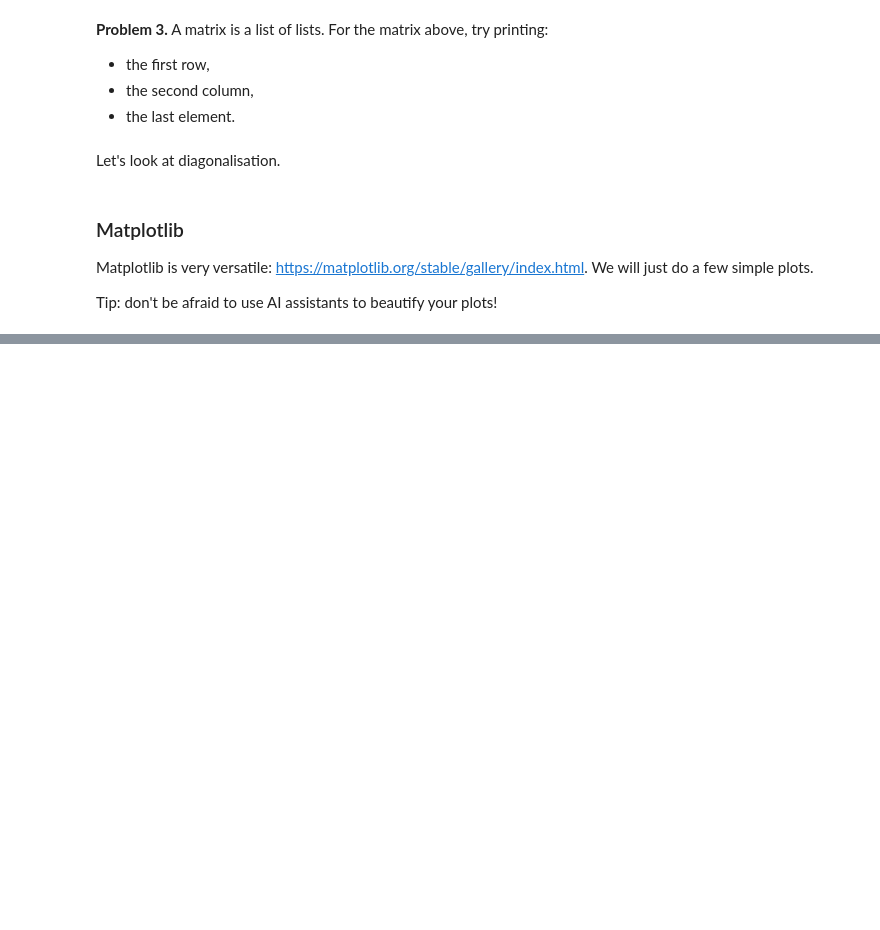
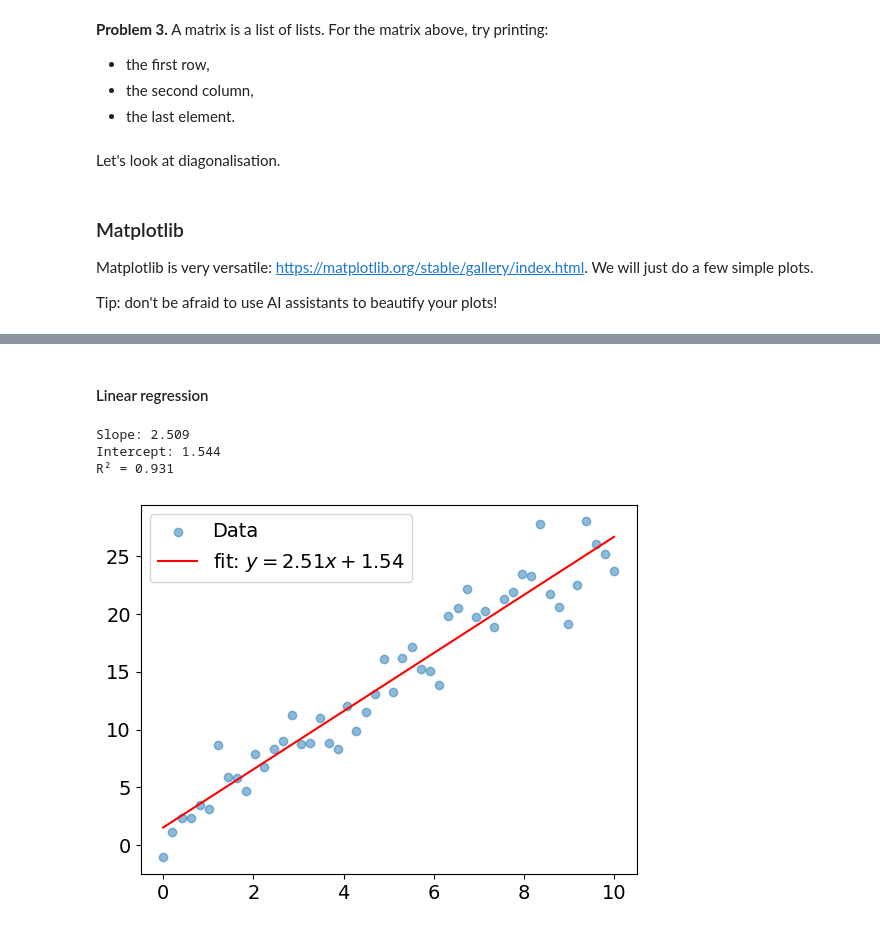
Before and after one commit to ellishuntley/Modelling_low_dimensional_materials, a Jupyter notebook: week1/MLDMw1.ipynb, the cells around one changed output, grey strips where cells are left out. Cells and saved outputs as stored; diff of their text form; code cells hidden in the pictures; blank space fills up the shorter version.

```diff
--- a/week1/MLDMw1.ipynb
+++ b/week1/MLDMw1.ipynb
@@ -237,0 +321,34 @@ Tip: don't be afraid to use AI assistants to beautify your plots!
+# %% [markdown]
+#### Linear regression
+# %%
+import numpy as np
+from scipy import stats
+import matplotlib.pyplot as plt
+
+# First we will generate some data with noise.
+x = np.linspace(0, 10, 50)
+y = 2.5 * x + 1.5 + np.random.normal(0, 2, 50)
+
+# Do the linear regression.
+slope, intercept, r_value, p_value, std_err = stats.linregress(x, y)
+
+print(f"Slope: {slope:.3f}")
+print(f"Intercept: {intercept:.3f}")
+print(f"R² = {r_value**2:.3f}")
+print("")
+
+"""
+Now let's plot the data and the regression line.
+Note that this is a "quick and dirty" plot, i.e. we do not
+create the mpl object first and then add data to it.
+"""
+plt.scatter(x, y, alpha=0.5, label='Data')
+plt.plot(x, slope*x + intercept, 'r-',
+         label=f"fit: $y={slope:.2f}x+{intercept:.2f}$")
+plt.legend()
+plt.show()
+# %% [output]
+Slope: 2.509
+Intercept: 1.544
+R² = 0.931
+[figure, added]
```
Also changed, not shown: parts of 15 cells of this notebook.
